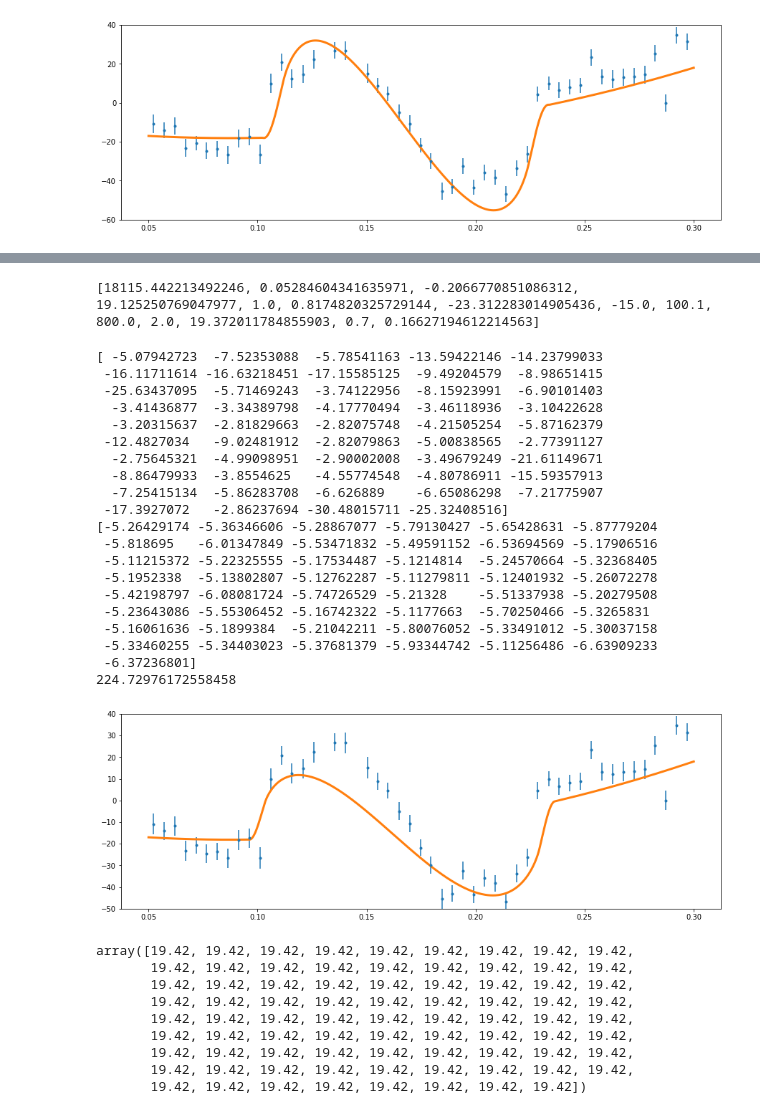
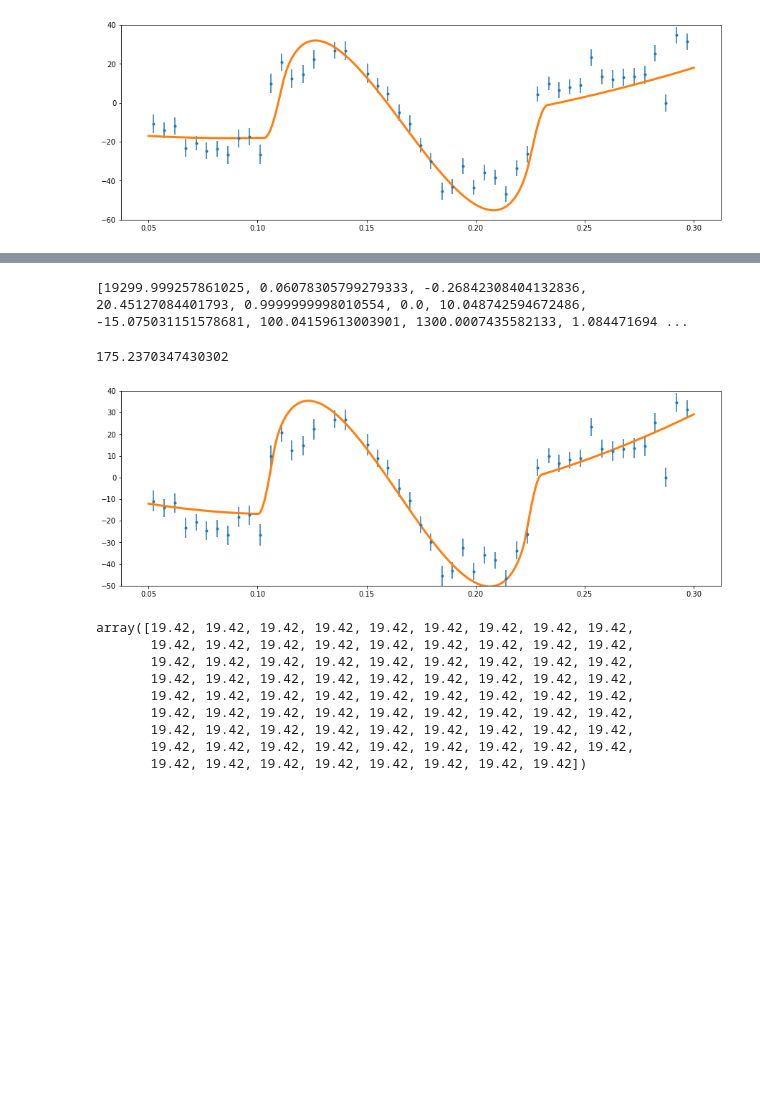
Before and after one commit to benmontet/rm_fits, a Jupyter notebook: notebooks/optimize.ipynb, the cells around one changed output, grey strips where cells are left out. Saved outputs shown, nothing was run; the diff lists cells and outputs as text; code cells hidden in the pictures; blank space fills up the shorter version.

```diff
--- a/notebooks/optimize.ipynb
+++ b/notebooks/optimize.ipynb
@@ -84,8 +81,12 @@ vuse = vels + 0.0
 
 def rmcurve(params):
 
-    vsini, r, b, a, u1, u2, obl, gamma, gammadot, gammadotdot, jitter_good, jitter_bad, q, t0 = params
+    vsini, r, b, a, u1, u2, obl, gamma, gammadot, gammadotdot, jitter_good, jitter_bad, q, factor, t0 = params
     veq = vsini / np.sin(inc * np.pi / 180.0)
+
+    if u1 + u2 > 1.0:
+        print('inf')
+        return 2700
 
     map.reset()
 
@@ -107,26 +108,27 @@ def rmcurve(params):
     theta = 360.0 / Prot * tuse
 
     rv_0 = map.rv(xo=xo, yo=yo, zo=zo, ro=r, theta=theta)
-    rv = rv_0 + 0.0#gamma + gammadot*(tuse-0.15) + gammadotdot*(tuse-0.15)**2
+    trend = gamma + gammadot*(tuse-0.15) + gammadotdot*(tuse-0.15)**2
+    rv = rv_0 + trend
 
 
     var_good = (euse**2 + jitter_good**2)
     var_bad  = (euse**2 + jitter_bad**2)
 
     goodgauss = q / np.sqrt(2*np.pi*var_good) * np.exp(-(rv-vuse)**2/(2*var_good))
-    badgauss  = (1-q) / np.sqrt(2*np.pi*var_bad) * np.exp(-(rv_0*0.75-vuse)**2/(2*var_bad))
+    badgauss  = (1-q) / np.sqrt(2*np.pi*var_bad) * np.exp(-(rv_0*factor+trend-vuse)**2/(2*var_bad))
 
     totgauss = np.log(goodgauss + badgauss)
 
-    print(np.log(goodgauss))
-    print(np.log(badgauss))
+    #print(np.log(goodgauss))
+    #print(np.log(badgauss))
 
     print(-1*np.sum(totgauss))
     return -1*np.sum(totgauss)
 # %%
 def plot_rmcurve(params):
 
-    vsini, r, b, a, u1, u2, obl, gamma, gammadot, gammadotdot, jitter_good, jitter_bad, q, t0 = params
+    vsini, r, b, a, u1, u2, obl, gamma, gammadot, gammadotdot, jitter_good, jitter_bad, q, factor, t0 = params
     veq = vsini / np.sin(inc * np.pi / 180.0)
 
     map.reset()
@@ -156,9 +158,9 @@ def plot_rmcurve(params):
     plt.ylim(-50, 40);
     plt.show()
 # %%
-inputs = np.array([19300, 0.0588, -0.09, 20.79, 1.0, 0.00, 10.0, -15.0, 100.1, 800.0, 1.0, 1.0, 0.8, 0.166])
+inputs = np.array([19300, 0.0588, -0.09, 20.79, 0.8, 0.00, 10.0, -15.0, 100.1, 1300.0, 1.0, 1.0, 0.8, 0.60, 0.166])
 
-bnds = ((12000, 24000), (0.04, 0.07), (-1.0, 0.0), (15,25), (0,1),(0,1), (-30,90), (-20,20),(50,300), (700, 900), (0.0, 2.0), (0.0, 20.0), (0.7, 1.0), (0.16, 0.175))
+bnds = ((12000, 24000), (0.04, 0.07), (-1.0, 0.0), (15,25), (0,1),(0,1), (-30,90), (-20,20),(50,300), (100, 1500), (0.0, 2.0), (0.0, 20.0), (0.4, 1.0), (0.0, 1.0), (0.16, 0.175))
 rmcurve(inputs)
 
 plot_rmcurve(inputs)
@@ -204,37 +190,18 @@ res = minimize(rmcurve, inputs, method='L-BFGS-B', bounds=bnds)
 # %%
-# vsini, r, b, a, u1, u2, obl, gamma, gammadot, gammadotdot, jitter_good, jitter_bad, q, t0
+# vsini, r, b, a, u1, u2, obl, gamma, gammadot, gammadotdot, jitter_good, jitter_bad, q, factor, t0
 print(res.x.tolist())
 # %% [output]
-[18115.442213492246, 0.05284604341635971, -0.2066770851086312, 19.125250769047977, 1.0, 0.8174820325729144, -23.312283014905436, -15.0, 100.1, 800.0, 2.0, 19.372011784855903, 0.7, 0.16627194612214563]
+[19299.999257861025, 0.06078305799279333, -0.26842308404132836, 20.45127084401793, 0.9999999998010554, 0.0, 10.048742594672486, -15.075031151578681, 100.04159613003901, 1300.0007435582133, 1.084471694 ...
 # %%
 test = res.x + 0.0
 #test[0] = 20000
-test[4] = 1.0
-test[5] = 0.0
+#test[4] = 1.0
+#test[5] = 0.0
 rmcurve(test)
 plot_rmcurve(test)
 # %% [output]
-[ -5.07942723  -7.52353088  -5.78541163 -13.59422146 -14.23799033
- -16.11711614 -16.63218451 -17.15585125  -9.49204579  -8.98651415
- -25.63437095  -5.71469243  -3.74122956  -8.15923991  -6.90101403
-  -3.41436877  -3.34389798  -4.17770494  -3.46118936  -3.10422628
-  -3.20315637  -2.81829663  -2.82075748  -4.21505254  -5.87162379
- -12.4827034   -9.02481912  -2.82079863  -5.00838565  -2.77391127
-  -2.75645321  -4.99098951  -2.90002008  -3.49679249 -21.61149671
-  -8.86479933  -3.8554625   -4.55774548  -4.80786911 -15.59357913
-  -7.25415134  -5.86283708  -6.626889    -6.65086298  -7.21775907
- -17.3927072   -2.86237694 -30.48015711 -25.32408516]
-[-5.26429174 -5.36346606 -5.28867077 -5.79130427 -5.65428631 -5.87779204
- -5.818695   -6.01347849 -5.53471832 -5.49591152 -6.53694569 -5.17906516
- -5.11215372 -5.22325555 -5.17534487 -5.1214814  -5.24570664 -5.32368405
- -5.1952338  -5.13802807 -5.12762287 -5.11279811 -5.12401932 -5.26072278
- -5.42198797 -6.08081724 -5.74726529 -5.21328    -5.51337938 -5.20279508
- -5.23643086 -5.55306452 -5.16742322 -5.1177663  -5.70250466 -5.3265831
- -5.16061636 -5.1899384  -5.21042211 -5.80076052 -5.33491012 -5.30037158
- -5.33460255 -5.34403023 -5.37681379 -5.93344742 -5.11256486 -6.63909233
- -6.37236801]
-224.72976172558458
+175.2370347430302
-[figure, old version]
+[figure, new version]
 # %%
 orbit = exo.orbits.KeplerianOrbit(period=P, a=a, t0=t0, b=0.4, ecc=e, omega=w, r_star=1.0)
 
```
Also changed, not shown: parts of 3 cells of this notebook.
